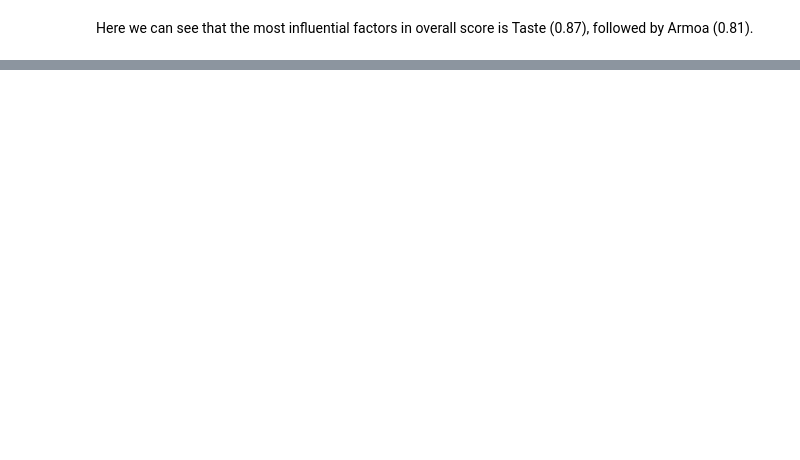
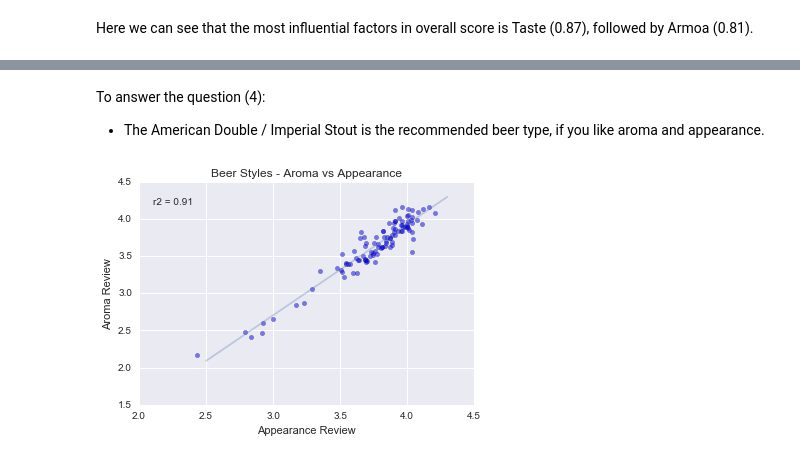
Before and after one commit to lukexyz/Beer-Review-Data-Exploration, a Jupyter notebook: br_part_1.ipynb, the cells around one changed output, grey strips where cells are left out. Cells and saved outputs as stored; diff of their text form; code cells hidden in the pictures; blank space fills up the shorter version.

Commit message:
Improved visualisations.

```diff
--- a/br_part_1.ipynb
+++ b/br_part_1.ipynb
@@ -291,0 +297,13 @@ Here we can see that the most influential factors in overall score is Taste (0.8
+# %%
+# Create dataframe with relevant features
+bf = df[['brewery_name',
+         'review_overall',
+         'review_aroma',
+         'review_appearance',
+         'beer_style']]
+
+# Grouping by beer_style, and aggregating statistical values
+df4 = bf.groupby('beer_style').agg({'review_aroma': [np.size, np.mean, np.std],
+                                    'review_appearance': [np.size, np.mean, np.std]})
+
+df4.head(3)
@@ -291,0 +319,4 @@ Here we can see that the most influential factors in overall score is Taste (0.8
+# %%
+# New agg_mean column and sort descending
+df4['agg_mean'] = 0.5 * (df4['review_appearance', 'mean'] + df4['review_aroma', 'mean'])
+df4.sort_values(('agg_mean'), ascending=False)[:5]
@@ -291,0 +332,25 @@ Here we can see that the most influential factors in overall score is Taste (0.8
+# %% [markdown]
+To answer the question (4):
+
+- The American Double / Imperial Stout is the recommended beer type, if you like aroma and appearance.
+# %%
+# Scatter plot with linear regression model
+x = df4['review_appearance', 'mean'].values.reshape(-1, 1)
+y = df4['review_aroma', 'mean'].values
+model = LinearRegression()
+model.fit(x, y)
+
+# Plotting the data
+plt.scatter(x, y, alpha=0.5)
+plt.title('Beer Styles - Aroma vs Appearance')
+plt.xlabel('Appearance Review')
+plt.ylabel('Aroma Review')
+plt.text(2.1, 4.2, 'r2 = {0:.2f}'.format(model.score(x, y)))
+
+# Plotting the regression model
+X_fit = np.linspace(2.5, 4.3, 100)[:, np.newaxis]
+y_fit = model.predict(X_fit)
+plt.plot(X_fit.squeeze(), y_fit, alpha=0.3);
+plt.show()
+# %% [output]
+[figure, added]
```
Also changed, not shown: parts of 13 cells of this notebook.
